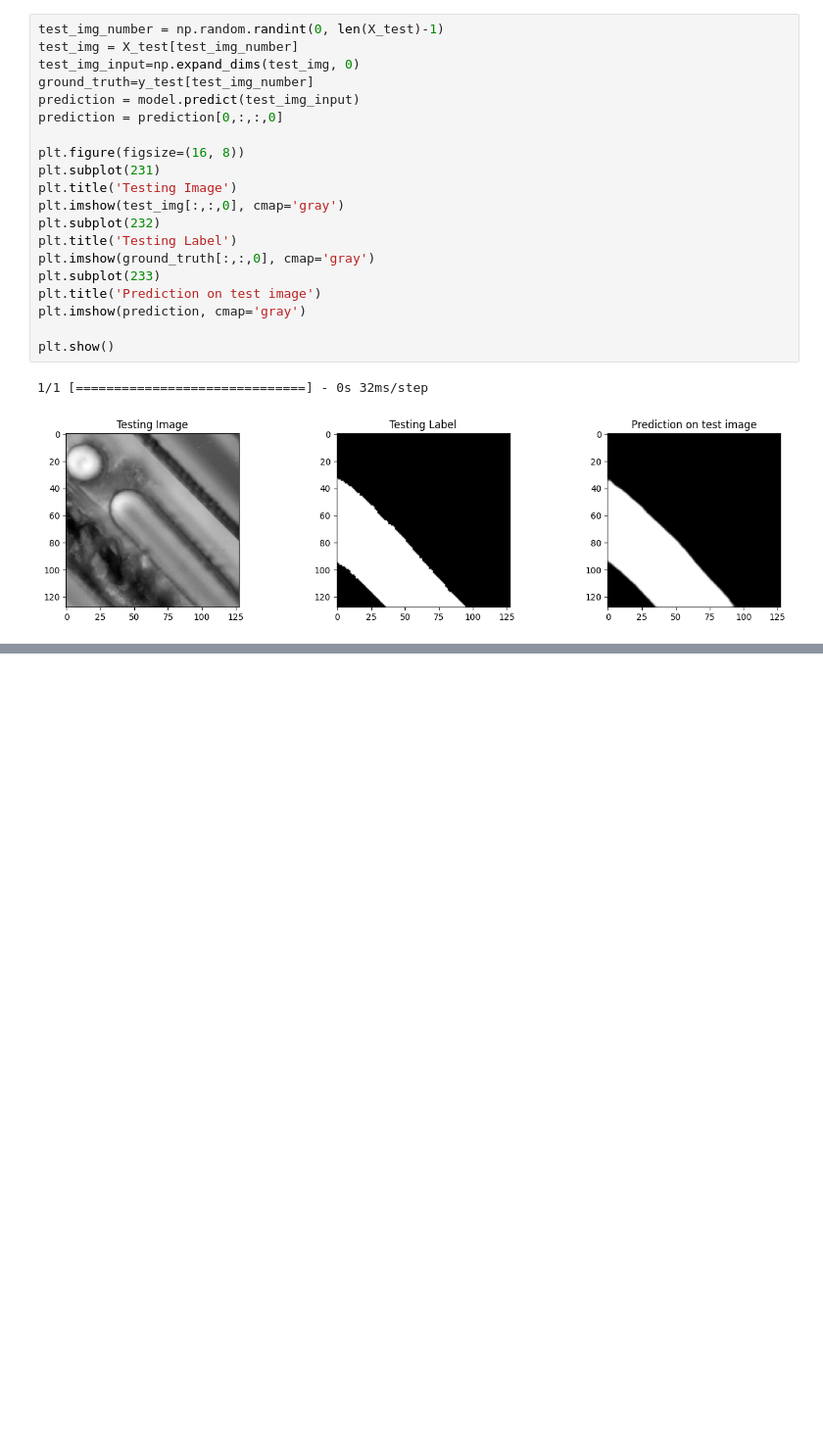
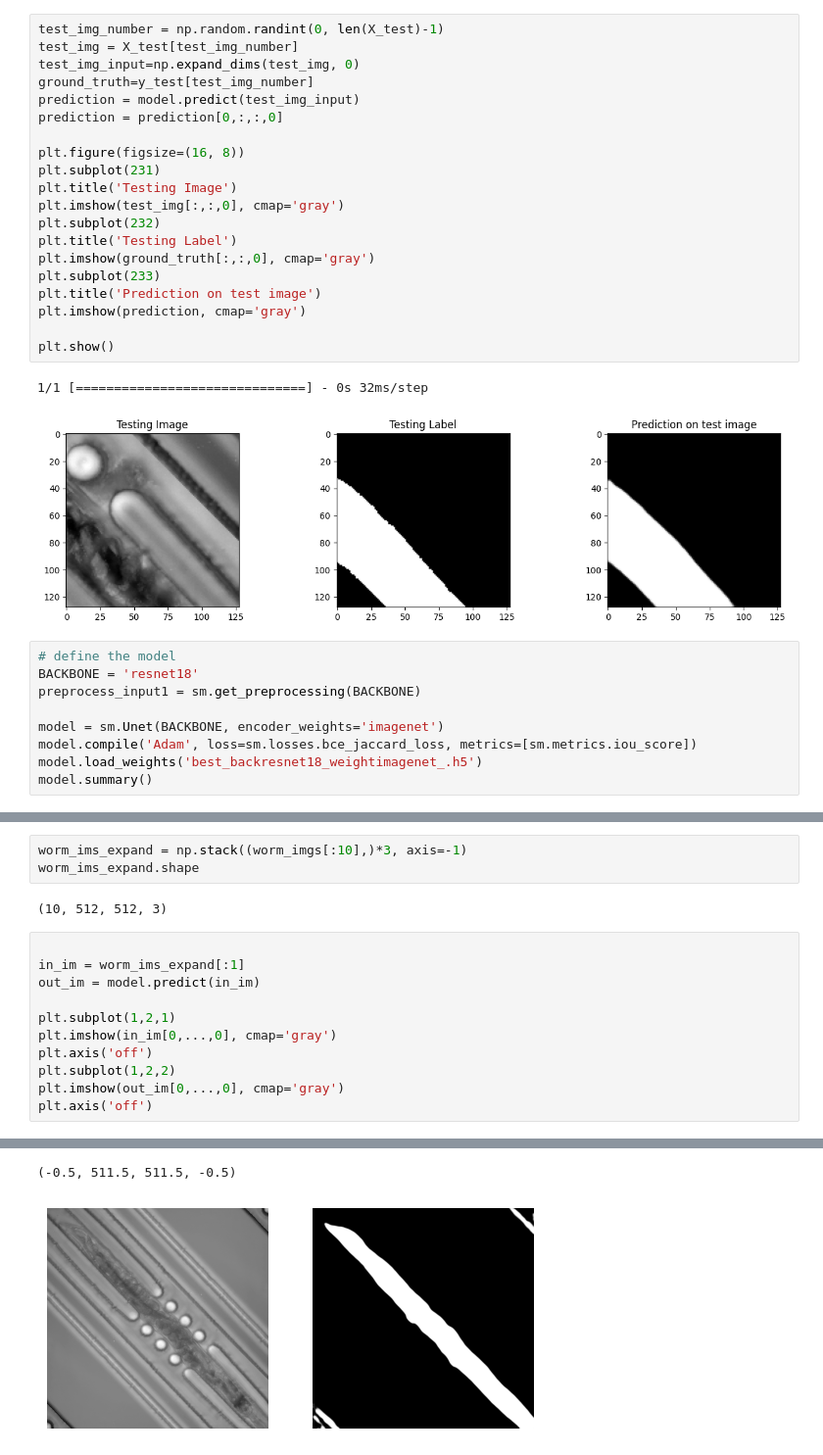
Before and after one commit to svikolev/pycro_scope_control, a Jupyter notebook: model_exploration/full_worm_mask_transfer_learning_unet.ipynb, the cells around one changed output, grey strips where cells are left out. Shown at 98% size. Cells and saved outputs as stored; diff of their text form; blank space fills up the shorter version.

```diff
--- a/model_exploration/full_worm_mask_transfer_learning_unet.ipynb
+++ b/model_exploration/full_worm_mask_transfer_learning_unet.ipynb
@@ -590,3 +602,12 @@ plt.show()
 # %% [output]
 1/1 [==============================] - 0s 32ms/step
 [figure]
+# %%
+# define the model
+BACKBONE = 'resnet18'
+preprocess_input1 = sm.get_preprocessing(BACKBONE)
+
+model = sm.Unet(BACKBONE, encoder_weights='imagenet')
+model.compile('Adam', loss=sm.losses.bce_jaccard_loss, metrics=[sm.metrics.iou_score])
+model.load_weights('best_backresnet18_weightimagenet_.h5')
+model.summary()
@@ -592,0 +639,17 @@ plt.show()
+# %%
+worm_ims_expand = np.stack((worm_imgs[:10],)*3, axis=-1)
+worm_ims_expand.shape
+# %% [output]
+(10, 512, 512, 3)
+# %%
+
+in_im = worm_ims_expand[:1]
+out_im = model.predict(in_im)
+
+plt.subplot(1,2,1)
+plt.imshow(in_im[0,...,0], cmap='gray')
+plt.axis('off')
+plt.subplot(1,2,2)
+plt.imshow(out_im[0,...,0], cmap='gray')
+plt.axis('off')
+# %% [output]
@@ -592,0 +657,2 @@ plt.show()
+(-0.5, 511.5, 511.5, -0.5)
+[figure, added]
```
Also changed, not shown: parts of 5 cells of this notebook.
